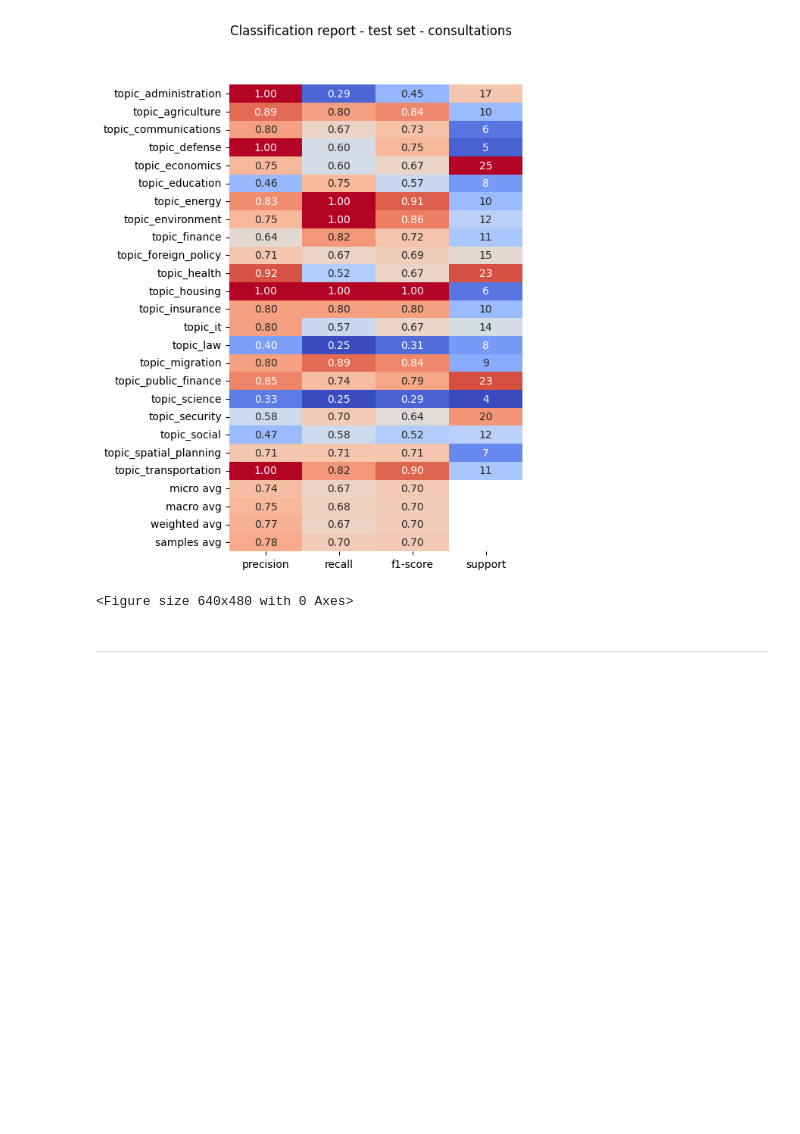
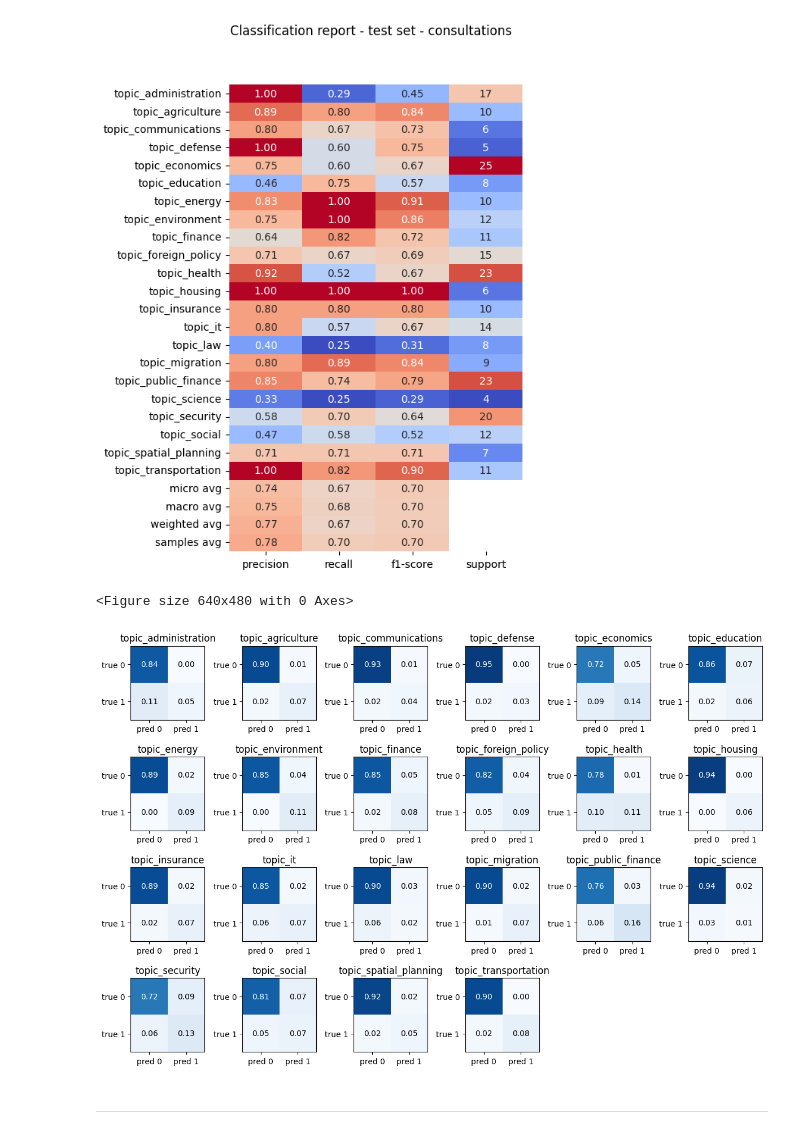
Before and after one commit to Demokratis-ch/demokratis-ml, a Jupyter notebook: research/consultation_topics/VM_document_topic_classifier.ipynb, the cells around one changed output. Drawn from its saved outputs; the diff is of its cells as text; code cells hidden in the pictures; blank space fills up the shorter version.

```diff
--- a/research/consultation_topics/VM_document_topic_classifier.ipynb
+++ b/research/consultation_topics/VM_document_topic_classifier.ipynb
@@ -613,6 +670,55 @@ test_consultations_classification_report.txt
            samples avg       0.78      0.70      0.70       266
 [figure]
 <Figure size 640x480 with 0 Axes>
+# %%
+def plot_multilabel_confusion_matrices(Y_true: np.ndarray, Y_pred: np.ndarray, class_names: list[str]) -> None:
+    """
+    Plot confusion matrices (2x2) for each label as heatmaps.
+    """
+    cm_list = sklearn.metrics.multilabel_confusion_matrix(Y_true, Y_pred)
+    n_classes = len(class_names)
+    n_cols = 6
+    n_rows = int(np.ceil(n_classes / n_cols))
+
+    fig, axes = plt.subplots(n_rows, n_cols, figsize=(12, 8))
+    axes = axes.flatten()
+
+    for i, (cm, label) in enumerate(zip(cm_list, class_names, strict=True)):
+        cm = cm / cm.sum()  # noqa: PLW2901
+        # assert cm.sum() == 1.0
+
+        ax = axes[i]
+        ax.imshow(cm, interpolation="nearest", cmap="Blues", vmin=0, vmax=1)
+        ax.set_title(label)
+        ax.set_xticks([0, 1])
+        ax.set_yticks([0, 1])
+        ax.set_xticklabels(["pred 0", "pred 1"])
+        ax.set_yticklabels(["true 0", "true 1"])
+
+        # Annotate cells
+        thresh = cm.max() / 2.0
+        for j in range(2):
+            for k in range(2):
+                ax.text(
+                    k,
+                    j,
+                    format(cm[j, k], ".2f"),
+                    ha="center",
+                    va="center",
+                    color="white" if cm[j, k] > thresh else "black",
+                )
+
+    # Hide unused subplots
+    for j in range(i + 1, len(axes)):
+        axes[j].axis("off")
+
+    fig.tight_layout()
+    plt.show()
+
+
+plot_multilabel_confusion_matrices(y_test_true_consultations, y_test_predicted_consultations, class_names=topic_columns)
+# %% [output]
+[figure, added]
 # %% [markdown]
 ***
 # %% [markdown]
```
Also changed, not shown: parts of 9 cells of this notebook, 4 other files.
